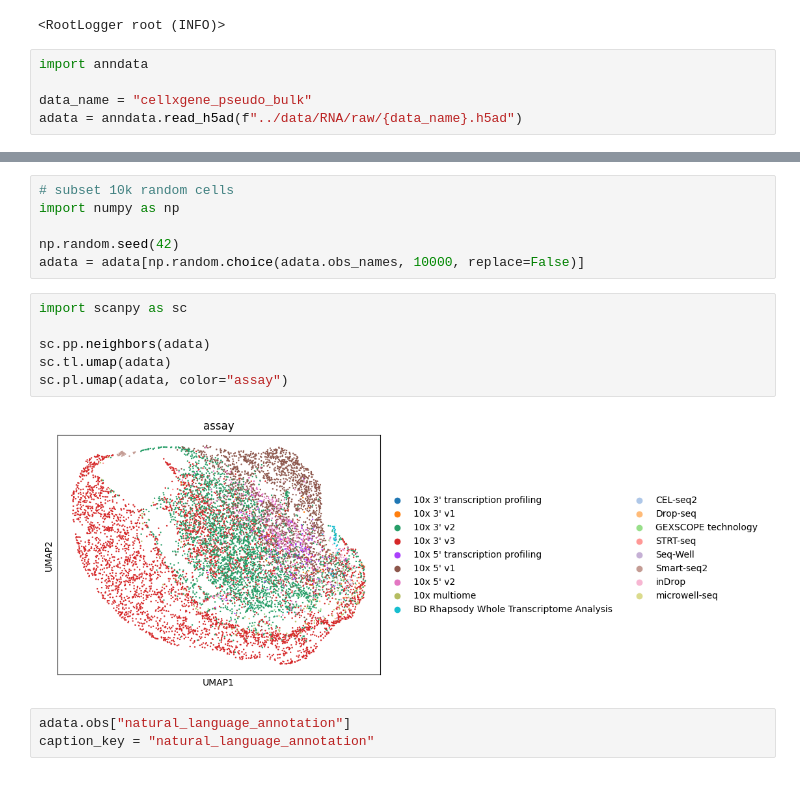
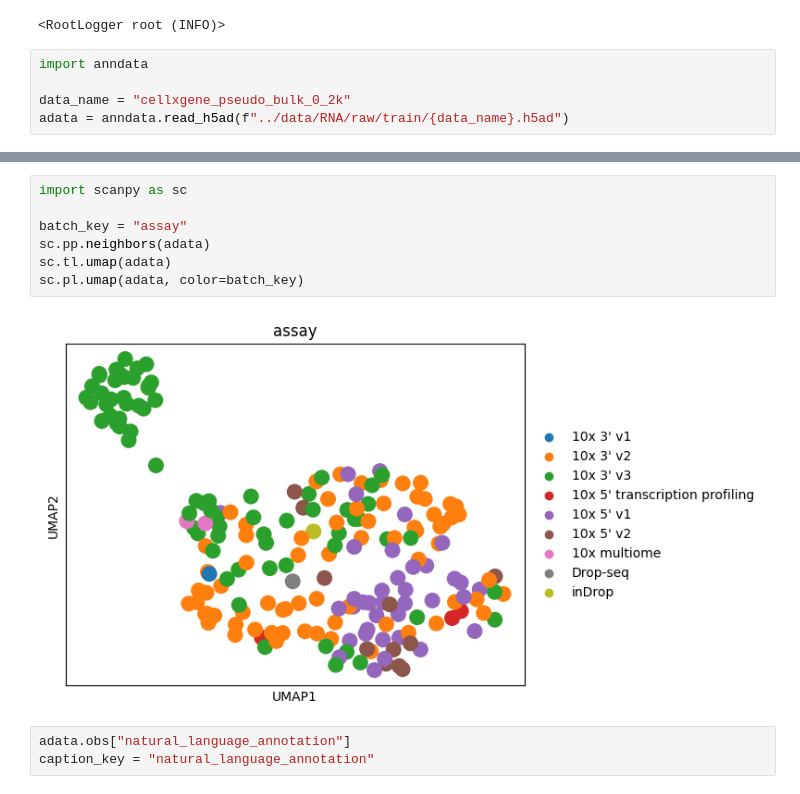
Before and after one commit to mengerj/adata_hf_datasets, a Jupyter notebook: notebooks/create_and_publish_train_dataset.ipynb, the cells around one changed output, grey strips where cells are left out. Cells and saved outputs as stored; diff of their text form.

```diff
--- a/notebooks/create_and_publish_train_dataset.ipynb
+++ b/notebooks/create_and_publish_train_dataset.ipynb
@@ -17,5 +20,5 @@ setup_logging()
 # %%
 import anndata
 
-data_name = "cellxgene_pseudo_bulk"
-adata = anndata.read_h5ad(f"../data/RNA/raw/{data_name}.h5ad")
+data_name = "cellxgene_pseudo_bulk_0_2k"
+adata = anndata.read_h5ad(f"../data/RNA/raw/train/{data_name}.h5ad")
@@ -30,17 +25,12 @@ AnnData object with n_obs × n_vars = 376983 × 38030
-# %%
-# subset 10k random cells
-import numpy as np
-
-np.random.seed(42)
-adata = adata[np.random.choice(adata.obs_names, 10000, replace=False)]
 # %%
 import scanpy as sc
 
+batch_key = "assay"
 sc.pp.neighbors(adata)
 sc.tl.umap(adata)
-sc.pl.umap(adata, color="assay")
+sc.pl.umap(adata, color=batch_key)
 # %% [output]
-[figure, old version]
+[figure, new version]
 # %%
 adata.obs["natural_language_annotation"]
 caption_key = "natural_language_annotation"
```
Also changed, not shown: parts of 9 cells of this notebook.
